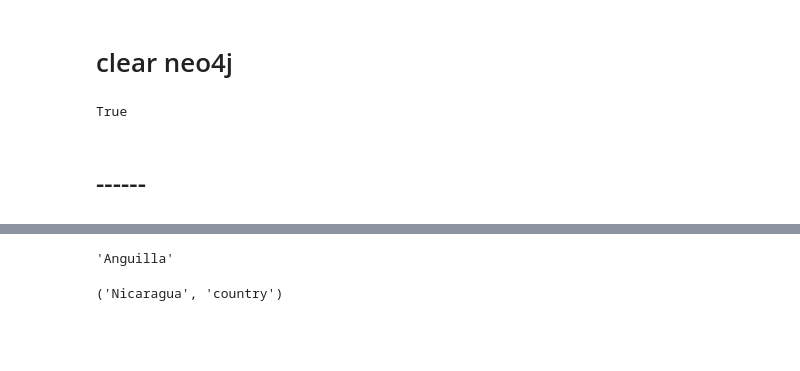
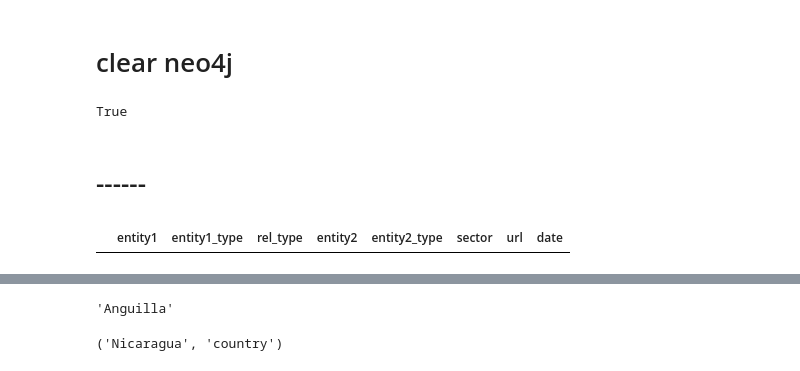
Before and after one commit to olesasha/finkg_intdp, a Jupyter notebook: scripts/testing.ipynb, the cells around one changed output, grey strips where cells are left out. Cells and saved outputs as stored; diff of their text form; code cells hidden in the pictures; blank space fills up the shorter version.

```diff
--- a/scripts/testing.ipynb
+++ b/scripts/testing.ipynb
@@ -34,6 +34,10 @@ df = pd.read_csv(triplets_df_path)
 # %%
 #df.loc[
 #    (df['entity1_type'] == 'country')]["entity1"].unique()
+# %%
+df.loc[df["rel_type"].isna()]
+# %% [output]
+|  | entity1 | entity1_type | rel_type | entity2 | entity2_type | sector | url | date |
 # %%
 df.loc[
     (df['entity1_type'] == 'country') |
```
Also changed, not shown: parts of 9 cells of this notebook, 2 other files.
